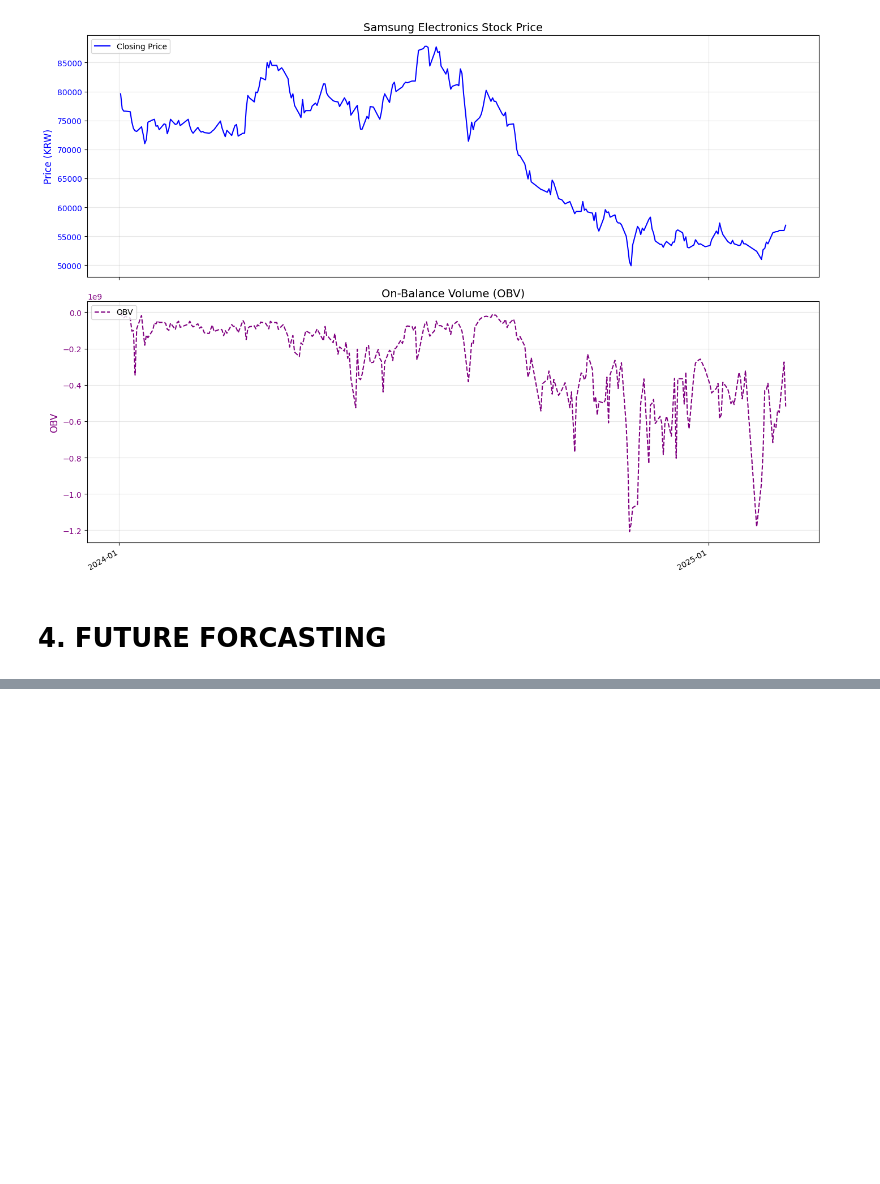
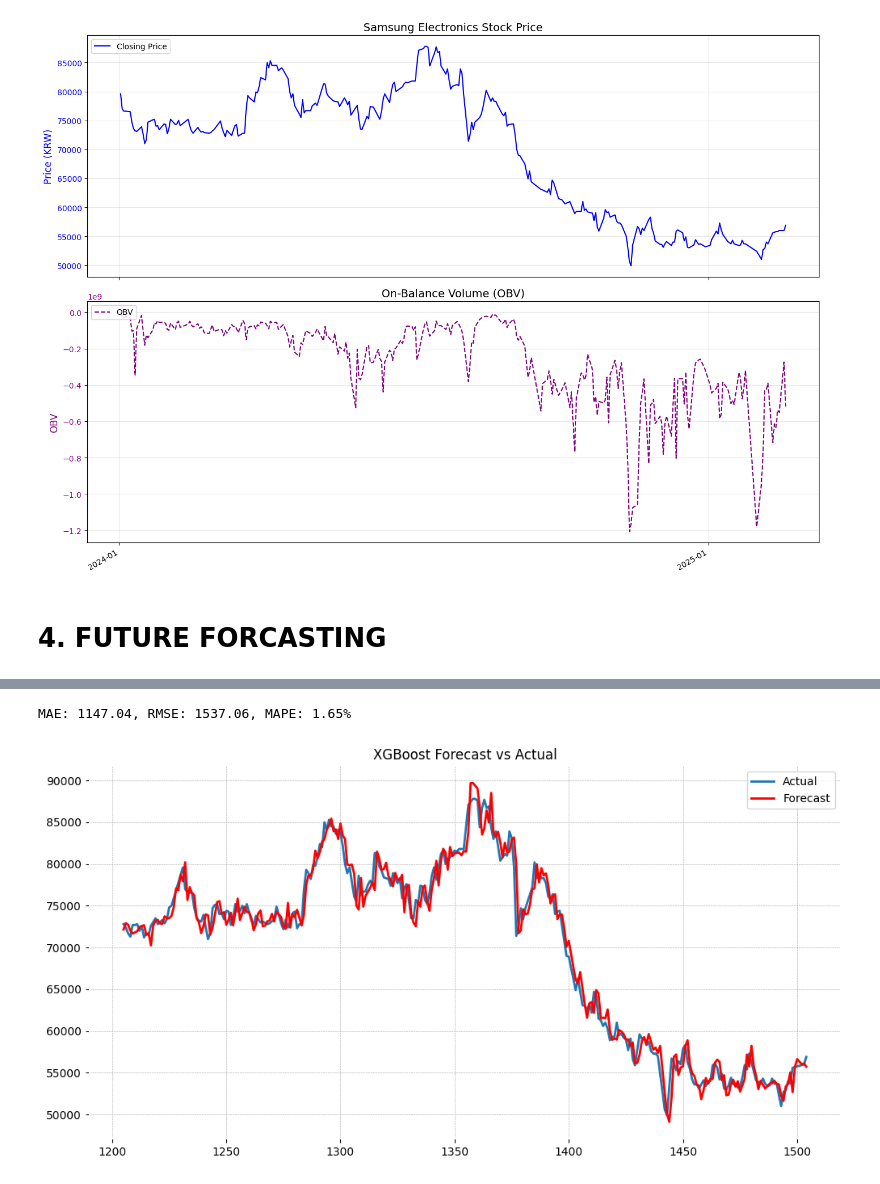
Before and after one commit to BIGDATA-GROUP-4/Samsung-Stock-Price, a Jupyter notebook: Samsung_stockprice.ipynb, the cells around one changed output, grey strips where cells are left out. Drawn from its saved outputs; the diff is of its cells as text; code cells hidden in the pictures; blank space fills up the shorter version.

Commit message:
delete arima, png, use XGboost

```diff
--- a/Samsung_stockprice.ipynb
+++ b/Samsung_stockprice.ipynb
@@ -889,0 +658,6 @@ TypeError: unsupported operand type(s) for +: 'numpy.int64' and 'Timedelta'
+# %%
+df_simple = ss_pd.reset_index()[['Date', 'Close']].copy()
+
+# Display the first few rows
+print("Simple dataframe with Date and Close columns:")
+print(df_simple.head())
@@ -889,0 +672,45 @@ TypeError: unsupported operand type(s) for +: 'numpy.int64' and 'Timedelta'
+# %%
+df_simple['Date'] = pd.to_datetime(df_simple['Date'])
+df_simple = df_simple.sort_values("Date").reset_index(drop=True)
+df_simple = df_simple.rename(columns={"Date": "ds", "Close": "y"})
+# %%
+# Create lag features
+for lag in range(1, 8):
+    df_simple[f'lag_{lag}'] = df_simple['y'].shift(lag)
+
+df_simple.dropna(inplace=True)
+
+# Features and target
+X = df_simple[[f'lag_{i}' for i in range(1, 8)]]
+y = df_simple['y']
+
+# Train/test split
+train_size = int(len(df_simple) * 0.8)
+X_train, X_test = X[:train_size], X[train_size:]
+y_train, y_test = y[:train_size], y[train_size:]
+
+# Train model
+model = XGBRegressor(n_estimators=100)
+model.fit(X_train, y_train)
+
+# Predict
+y_pred = model.predict(X_test)
+# %%
+# Evaluation
+mae = mean_absolute_error(y_test, y_pred)
+rmse = np.sqrt(mean_squared_error(y_test, y_pred))
+mape = np.mean(np.abs((y_test - y_pred) / y_test)) * 100
+
+print(f"MAE: {mae:.2f}, RMSE: {rmse:.2f}, MAPE: {mape:.2f}%")
+# %% [output]
+MAE: 1147.04, RMSE: 1537.06, MAPE: 1.65%
+# %%
+plt.figure(figsize=(12,6))
+plt.plot(y_test.index, y_test.values, label='Actual')
+plt.plot(y_test.index, y_pred, label='Forecast', color='red')
+plt.legend()
+plt.title("XGBoost Forecast vs Actual")
+plt.grid(True)
+plt.show()
+# %% [output]
+[figure, added]
```
Also changed, not shown: parts of 37 cells of this notebook, 3 other files.
